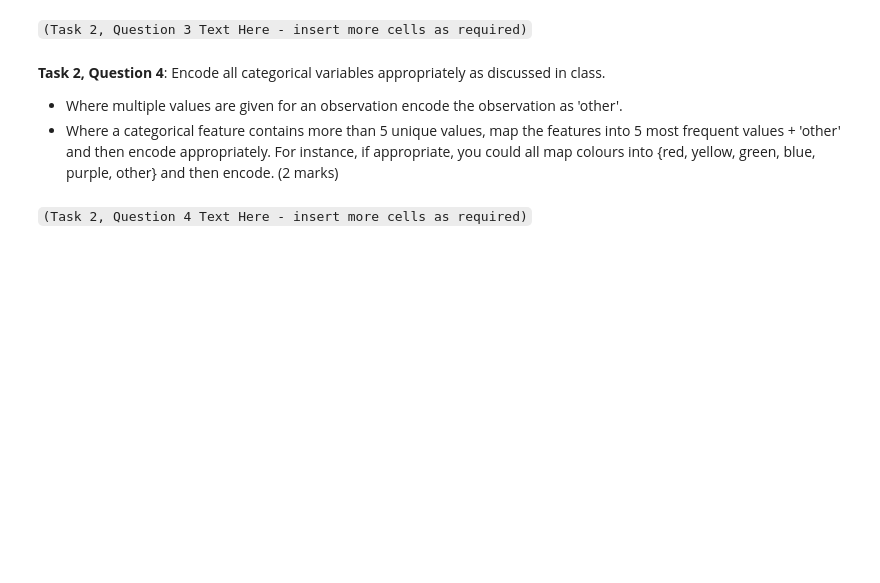
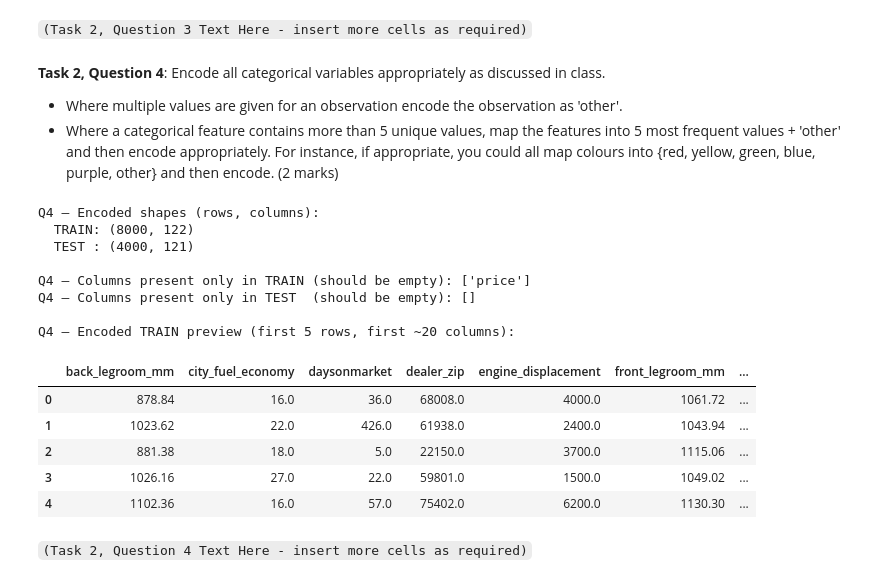
Before and after one commit to YiChingTee/BUSA3020-A_H_C, a Jupyter notebook: Group-Project-S2-2025.ipynb, the cells around one changed output. Saved outputs shown, nothing was run; the diff lists cells and outputs as text; code cells hidden in the pictures; blank space fills up the shorter version.

```diff
--- a/Group-Project-S2-2025.ipynb
+++ b/Group-Project-S2-2025.ipynb
@@ -619,6 +964,45 @@ test_q4  = X_test_enc
 
 train_q4.to_csv("train_q4mm_encoded.csv", index=False)
 test_q4.to_csv("test_q4mm_encoded.csv",  index=False)
+# %%
+import pandas as pd
+
+# Before-encoding (for comparison)
+train_q3 = pd.read_csv("train_q3mm_imputed.csv")
+test_q3  = pd.read_csv("test_q3mm_imputed.csv")
+
+# After-encoding
+train_q4 = pd.read_csv("train_q4mm_encoded.csv")
+test_q4  = pd.read_csv("test_q4mm_encoded.csv")
+
+print("Q4 — Encoded shapes (rows, columns):")
+print("  TRAIN:", train_q4.shape)
+print("  TEST :", test_q4.shape)
+
+# (Optional) quick check that train/test encoded feature sets align
+mismatch_train_only = sorted(list(set(train_q4.columns) - set(test_q4.columns)))
+mismatch_test_only  = sorted(list(set(test_q4.columns)  - set(train_q4.columns)))
+
+print("\nQ4 — Columns present only in TRAIN (should be empty):", mismatch_train_only[:15])
+print("Q4 — Columns present only in TEST  (should be empty):", mismatch_test_only[:15])
+
+print("\nQ4 — Encoded TRAIN preview (first 5 rows, first ~20 columns):")
+display(train_q4.iloc[:5, :min(20, train_q4.shape[1])])
+# %% [output]
+Q4 — Encoded shapes (rows, columns):
+  TRAIN: (8000, 122)
+  TEST : (4000, 121)
+
+Q4 — Columns present only in TRAIN (should be empty): ['price']
+Q4 — Columns present only in TEST  (should be empty): []
+
+Q4 — Encoded TRAIN preview (first 5 rows, first ~20 columns):
+|  | back_legroom_mm | city_fuel_economy | daysonmarket | dealer_zip | engine_displacement | front_legroom_mm | ... |
+| 0 | 878.84 | 16.0 | 36.0 | 68008.0 | 4000.0 | 1061.72 | ... |
+| 1 | 1023.62 | 22.0 | 426.0 | 61938.0 | 2400.0 | 1043.94 | ... |
+| 2 | 881.38 | 18.0 | 5.0 | 22150.0 | 3700.0 | 1115.06 | ... |
+| 3 | 1026.16 | 27.0 | 22.0 | 59801.0 | 1500.0 | 1049.02 | ... |
+| 4 | 1102.36 | 16.0 | 57.0 | 75402.0 | 6200.0 | 1130.30 | ... |
 # %% [markdown]
 `(Task 2, Question 4 Text Here - insert more cells as required)`
 # %% [markdown]
```
Also changed, not shown: parts of 7 cells of this notebook, 12 other files.
